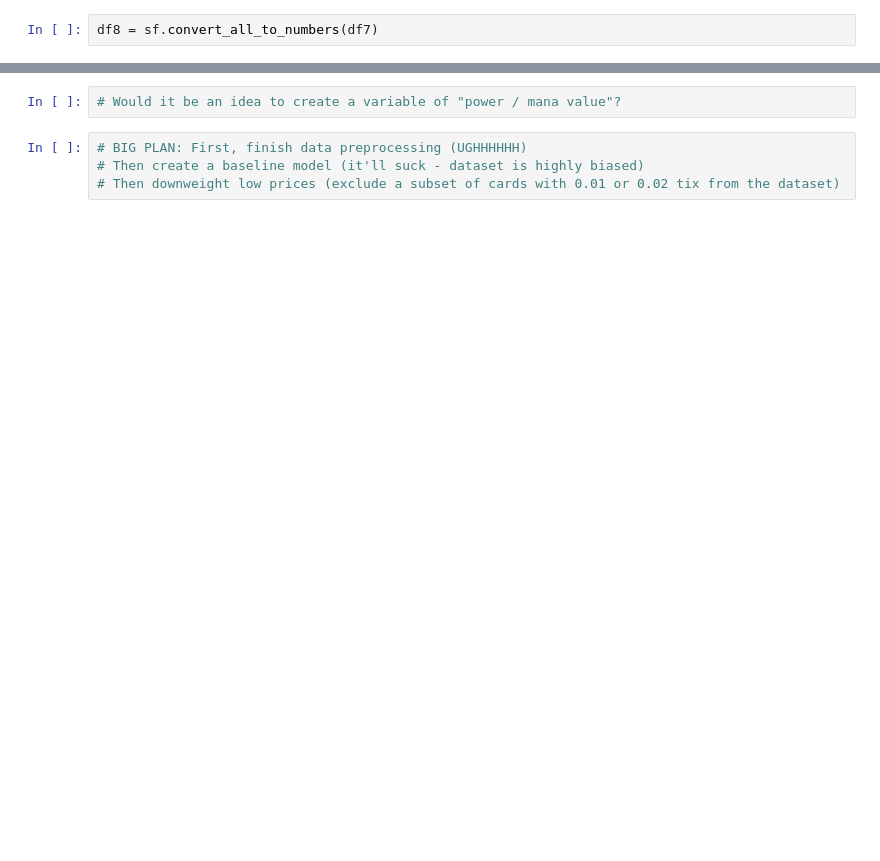
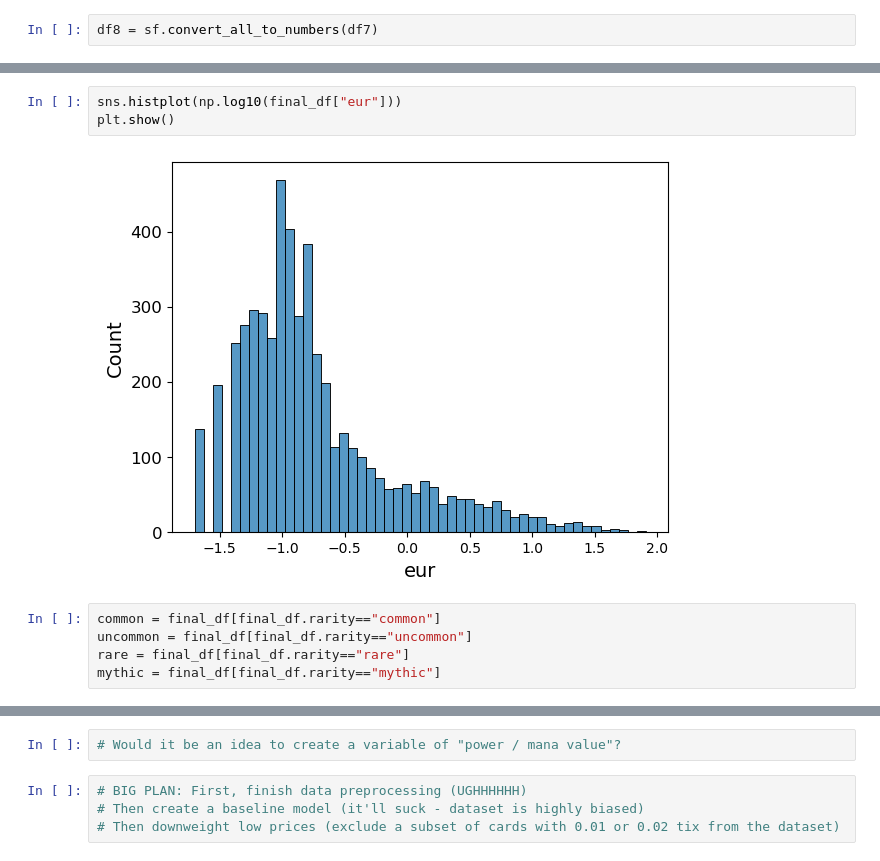
Before and after one commit to charlielutra/MTG-price-analysis, a Jupyter notebook: MTG_exploratory_data_analysis.ipynb, the cells around one changed output, grey strips where cells are left out. Drawn from its saved outputs; the diff is of its cells as text; blank space fills up the shorter version.

```diff
--- a/MTG_exploratory_data_analysis.ipynb
+++ b/MTG_exploratory_data_analysis.ipynb
@@ -184,0 +121,10 @@ corr_matrix["log_tix"].sort_values(ascending=False)
+# %%
+sns.histplot(np.log10(final_df["eur"]))
+plt.show()
+# %% [output]
+[figure, added]
+# %%
+common = final_df[final_df.rarity=="common"]
+uncommon = final_df[final_df.rarity=="uncommon"]
+rare = final_df[final_df.rarity=="rare"]
+mythic = final_df[final_df.rarity=="mythic"]
```
Also changed, not shown: parts of 56 cells of this notebook, 1 other file.
